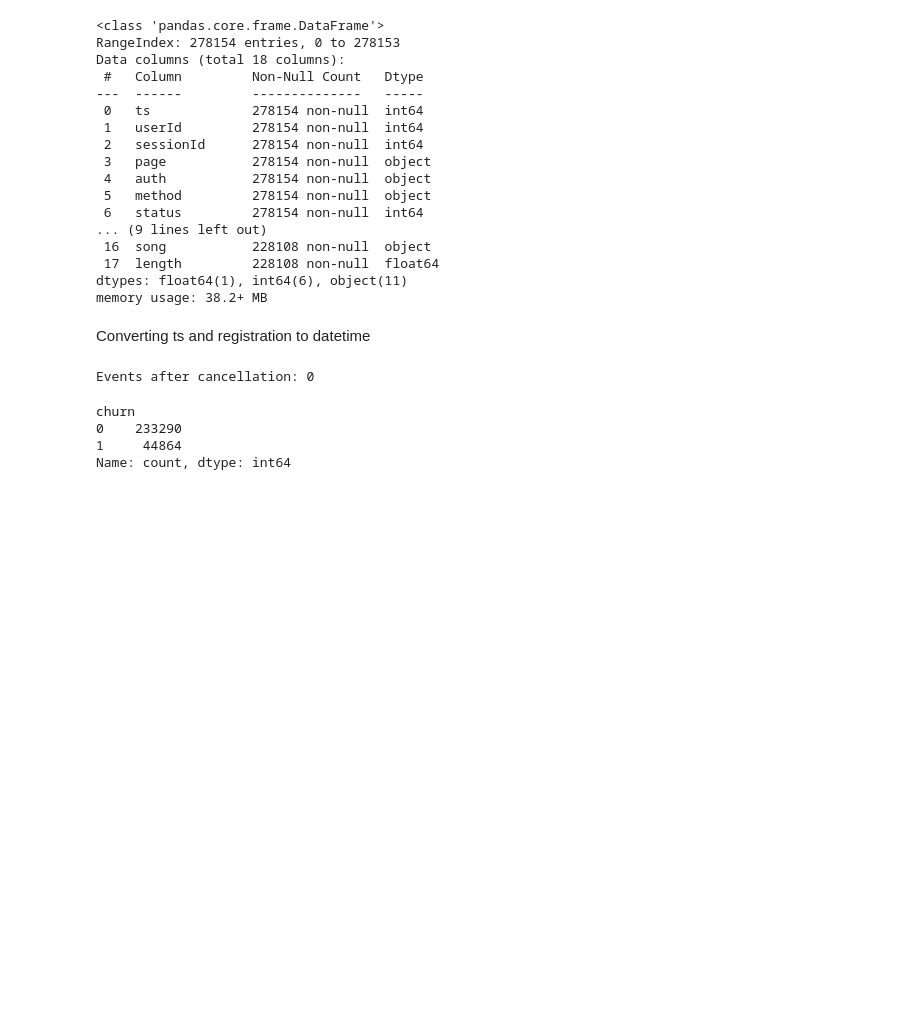
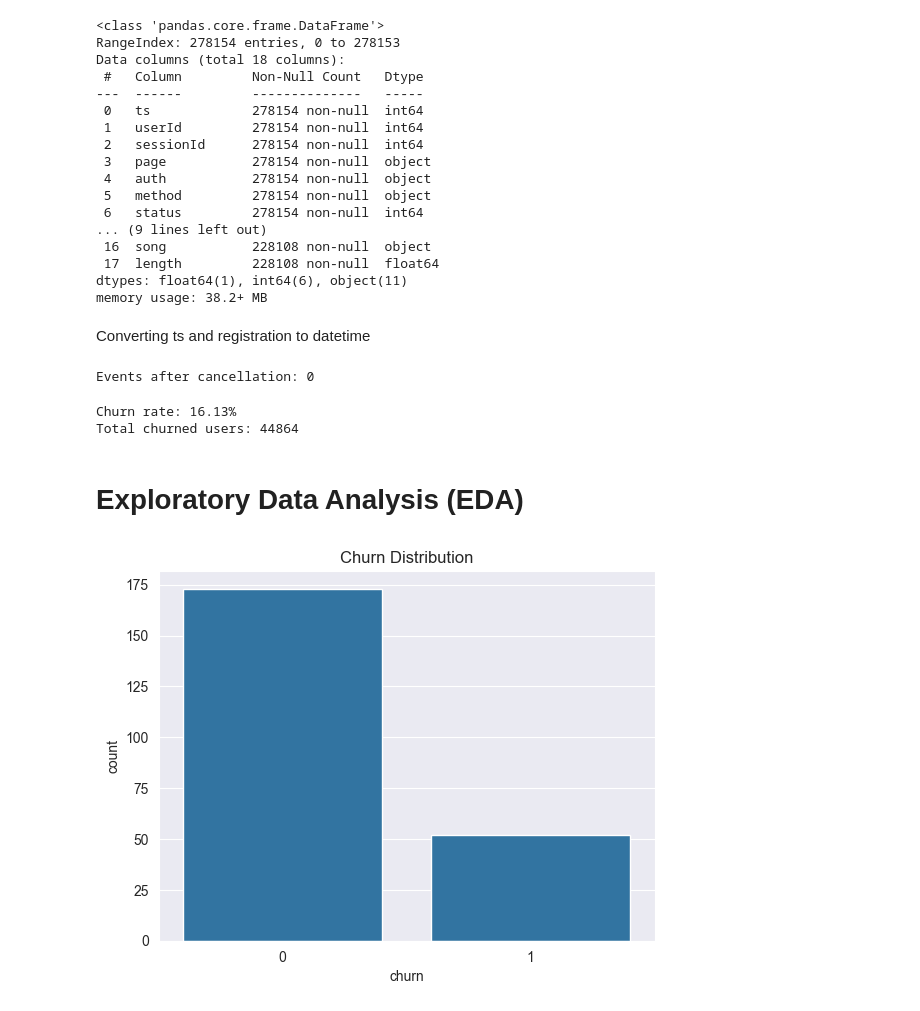
Before and after one commit to ahmudmuhamad/customer_churn_prediction, a Jupyter notebook: notebooks/eda.ipynb, the cells around one changed output. Cells and saved outputs as stored; diff of their text form; code cells hidden in the pictures; blank space fills up the shorter version.

Commit message:
more plots

```diff
--- a/notebooks/eda.ipynb
+++ b/notebooks/eda.ipynb
@@ -38,6 +38,12 @@ Converting ts and registration to datetime
 # %%
 df['ts'] = pd.to_datetime(df['ts'], unit='ms')
 df['registration'] = pd.to_datetime(df['registration'], unit='ms')
+# %%
+# Create time-based features
+df['hour'] = df['ts'].dt.hour
+df['day_of_week'] = df['ts'].dt.dayofweek
+df['month'] = df['ts'].dt.month
+df['tenure_days'] = (df['ts'] - df['registration']).dt.days
 # %%
 df = df.sort_values(["userId", "ts"])
 df["next_action"] = df.groupby("userId")["page"].shift(-1)
@@ -59,7 +56,24 @@ df = df.merge(user_churn, on="userId", how="left")
-# %%
-df.churn.value_counts()
-# %% [output]
-churn
-0    233290
-1     44864
-Name: count, dtype: int64
+# %%
+# Create churn DataFrame
+user_churn = (
+    df.groupby("userId")["page"]
+      .apply(lambda x: x.eq("Cancellation Confirmation").any())
+      .astype(int)
+      .reset_index(name="churn")
+)
+
+# Merge churn labels onto main df
+df = df.merge(user_churn, on="userId", how="left")
+print(f"Churn rate: {df['churn'].mean():.2%}")
+print(f"Total churned users: {df['churn'].sum()}")
+# %% [output]
+Churn rate: 16.13%
+Total churned users: 44864
+# %% [markdown]
+# Exploratory Data Analysis (EDA)
+# %%
+sns.countplot(x="churn", data=user_churn)
+plt.title("Churn Distribution")
+plt.show()
+# %% [output]
+[figure, added]
```
Also changed, not shown: parts of 8 cells of this notebook.
